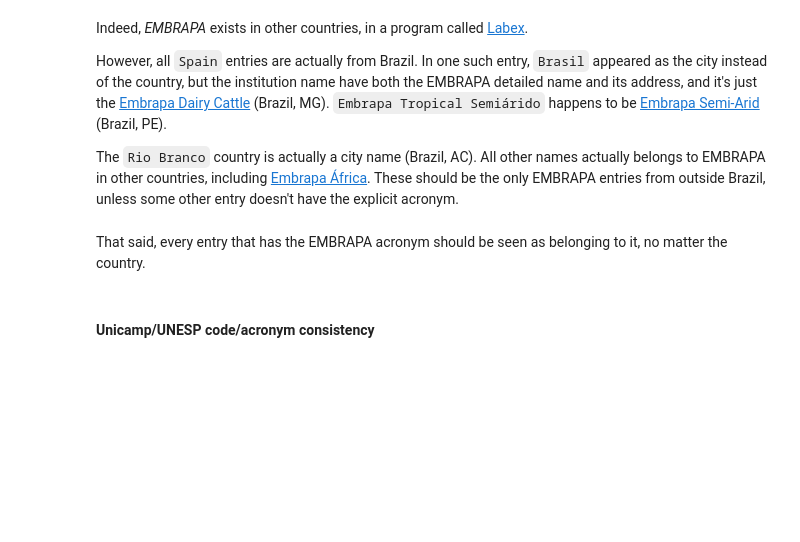
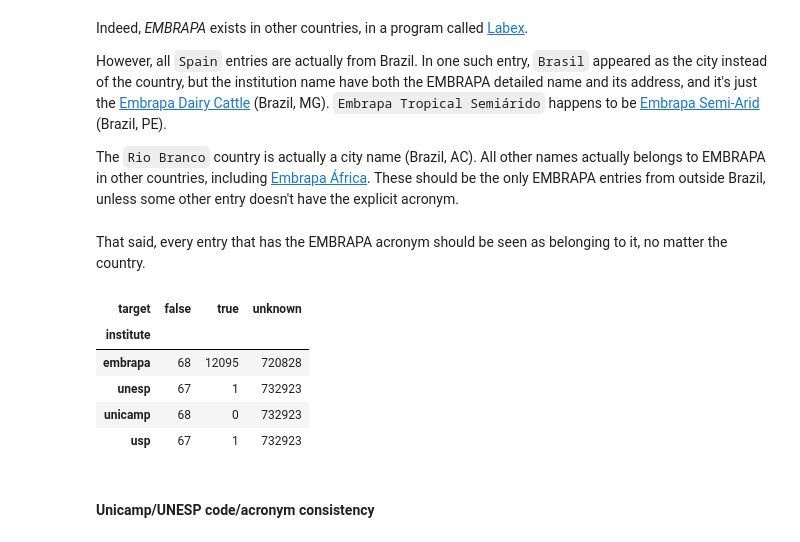
Before and after one commit to scieloorg/normalizations-experiments, a Jupyter notebook: experiments_2019-02_usp_unicamp_unesp_embrapa.ipynb, the cells around one changed output. Drawn from its saved outputs; the diff is of its cells as text; code cells hidden in the pictures; blank space fills up the shorter version.

```diff
--- a/experiments_2019-02_usp_unicamp_unesp_embrapa.ipynb
+++ b/experiments_2019-02_usp_unicamp_unesp_embrapa.ipynb
@@ -850,6 +910,15 @@ solution.loc[
     wl_dataset["has_embrapa"],
     "embrapa"
 ] = 1.
+# %%
+pids2stats(solution2pids(solution))
+# %% [output]
+| target | false | true | unknown |
+| institute |  |  |  |
+| embrapa | 68 | 12095 | 720828 |
+| unesp | 67 | 1 | 732923 |
+| unicamp | 68 | 0 | 732923 |
+| usp | 67 | 1 | 732923 |
 # %% [markdown]
 #### Unicamp/UNESP code/acronym consistency
 # %% [markdown]
```
Also changed, not shown: parts of 15 cells of this notebook.
